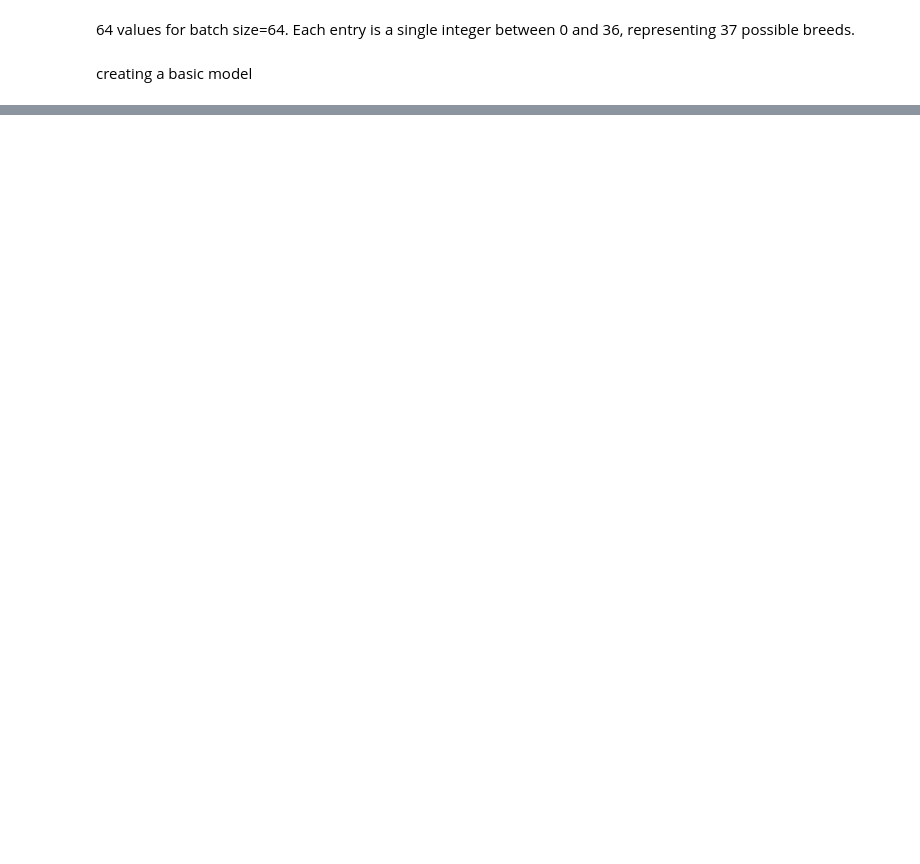
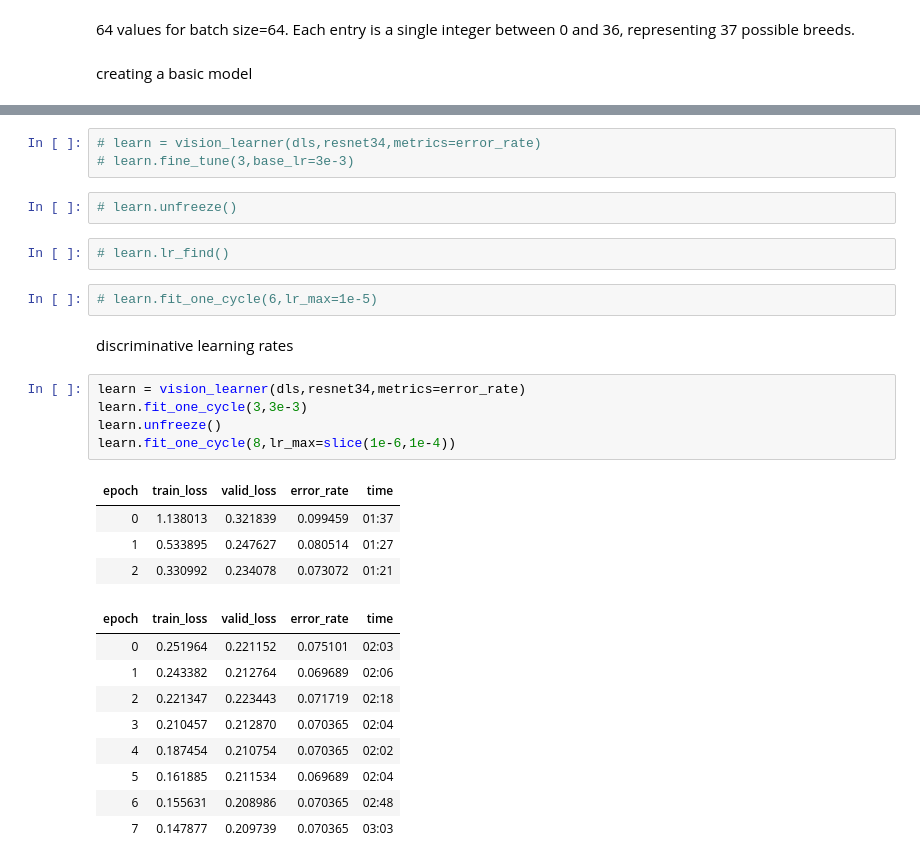
Before and after one commit to ShwetanshSingh/CatDogClassifier-Git, a Jupyter notebook: second_training.ipynb, the cells around one changed output, grey strips where cells are left out. Saved outputs shown, nothing was run; the diff lists cells and outputs as text; blank space fills up the shorter version.

```diff
--- a/second_training.ipynb
+++ b/second_training.ipynb
@@ -97,0 +73,30 @@ torch.random.manual_seed(42)
+# %%
+# learn = vision_learner(dls,resnet34,metrics=error_rate)
+# learn.fine_tune(3,base_lr=3e-3)
+# %%
+# learn.unfreeze()
+# %%
+# learn.lr_find()
+# %%
+# learn.fit_one_cycle(6,lr_max=1e-5)
+# %% [markdown]
+discriminative learning rates
+# %%
+learn = vision_learner(dls,resnet34,metrics=error_rate)
+learn.fit_one_cycle(3,3e-3)
+learn.unfreeze()
+learn.fit_one_cycle(8,lr_max=slice(1e-6,1e-4))
+# %% [output]
+| epoch | train_loss | valid_loss | error_rate | time |
+| 0 | 1.138013 | 0.321839 | 0.099459 | 01:37 |
+| 1 | 0.533895 | 0.247627 | 0.080514 | 01:27 |
+| 2 | 0.330992 | 0.234078 | 0.073072 | 01:21 |
+| epoch | train_loss | valid_loss | error_rate | time |
+| 0 | 0.251964 | 0.221152 | 0.075101 | 02:03 |
+| 1 | 0.243382 | 0.212764 | 0.069689 | 02:06 |
+| 2 | 0.221347 | 0.223443 | 0.071719 | 02:18 |
+| 3 | 0.210457 | 0.212870 | 0.070365 | 02:04 |
+| 4 | 0.187454 | 0.210754 | 0.070365 | 02:02 |
+| 5 | 0.161885 | 0.211534 | 0.069689 | 02:04 |
+| 6 | 0.155631 | 0.208986 | 0.070365 | 02:48 |
+| 7 | 0.147877 | 0.209739 | 0.070365 | 03:03 |
```
Also changed, not shown: parts of 39 cells of this notebook, 14 other files.
